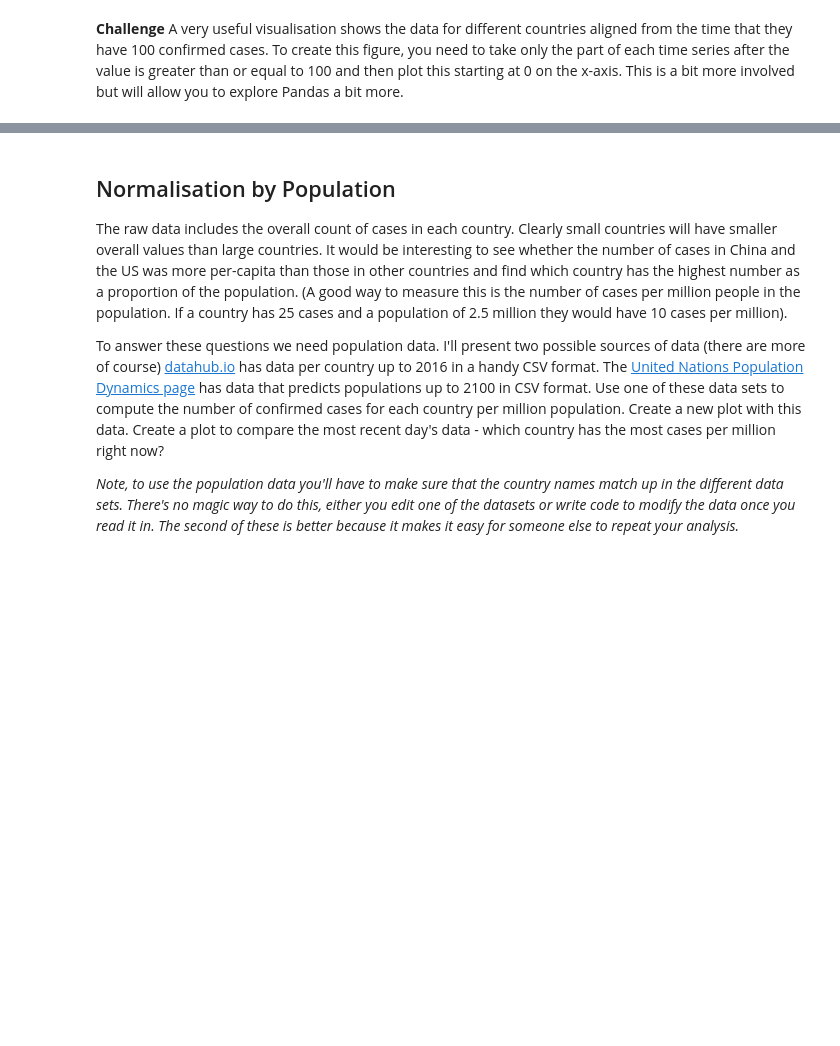
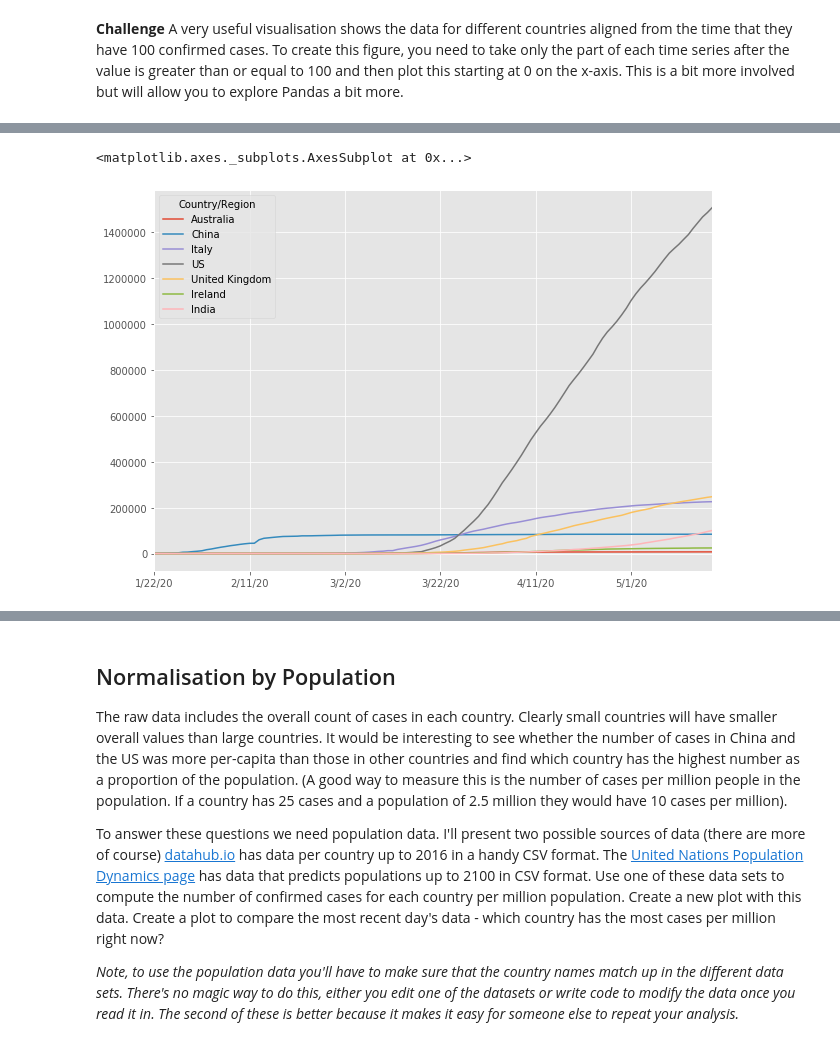
Before and after one commit to bhagyashreedhebe/Portfolios, a Jupyter notebook: Portfolio 2.ipynb, the cells around one changed output, grey strips where cells are left out. Saved outputs shown, nothing was run; the diff lists cells and outputs as text; code cells hidden in the pictures; blank space fills up the shorter version.

```diff
--- a/Portfolio 2.ipynb
+++ b/Portfolio 2.ipynb
@@ -125,0 +137,9 @@ my_analysis = grouped.copy()
+# %%
+for col in my_analysis.columns:
+    my_analysis[col][my_analysis[col] < 100] = 0
+
+my_countries =my_analysis.loc[['Australia','China','Italy','US','United Kingdom','Ireland','India']]
+# %%
+my_countries=my_countries.T
+# %%
+my_new_countries=my_countries#.rename_axis("Dates")
@@ -125,0 +178,6 @@ my_analysis = grouped.copy()
+# %%
+plt.rcParams['figure.figsize'] = (10,7)
+my_new_countries.plot()
+# %% [output]
+<matplotlib.axes._subplots.AxesSubplot at 0x...>
+[figure, added]
```
Also changed, not shown: parts of 28 cells of this notebook.
